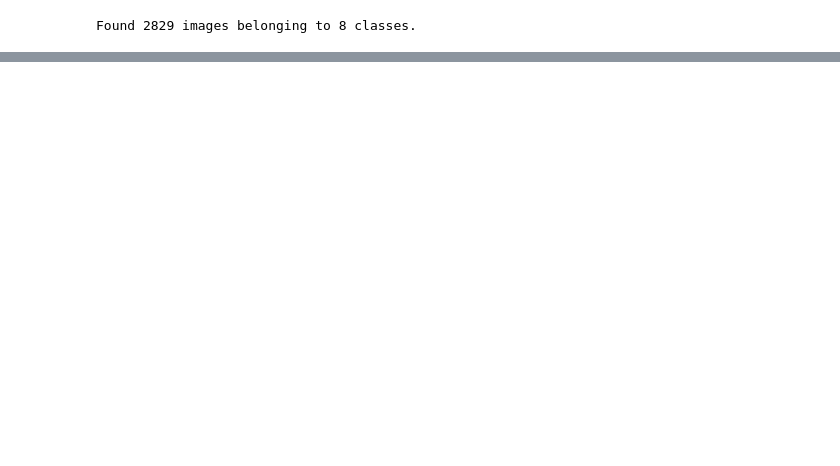
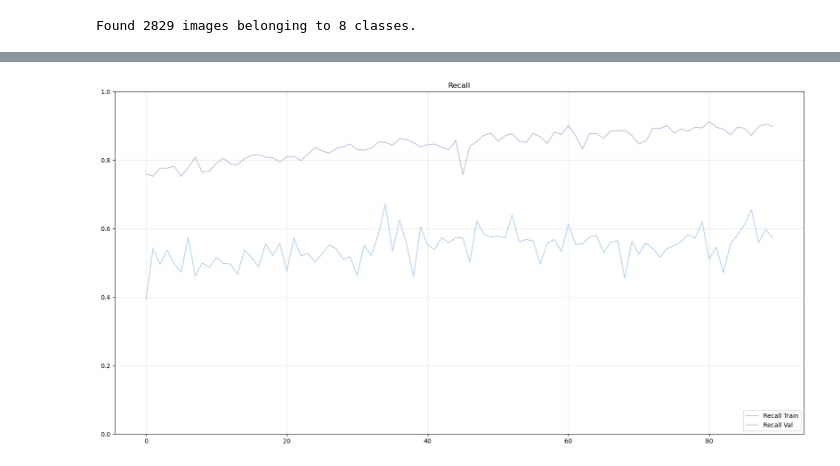
Before and after one commit to lucapetrh-dev/Convolutional-Neural-Network-Leaves-Classification, a Jupyter notebook: Matteo/challenge1.ipynb, the cells around one changed output, grey strips where cells are left out. Saved outputs shown, nothing was run; the diff lists cells and outputs as text; code cells hidden in the pictures; blank space fills up the shorter version.

```diff
--- a/Matteo/challenge1.ipynb
+++ b/Matteo/challenge1.ipynb
@@ -296,0 +529,14 @@ Transform: {'theta': -7.527592869158251, 'tx': 0, 'ty': 0, 'shear': 0, 'zx': 1,
+# %%
+# Recall Graph
+plt.figure(figsize=(20,10))
+
+plt.plot(history['recall_1'], label='Recall Train', alpha=ALPHA, color='#303F9F')
+plt.plot(history['val_recall_1'], label='Recall Val', alpha=ALPHA, color='#1976D2')
+
+plt.ylim(0, 1)
+plt.title('Recall')
+plt.legend(loc='lower right')
+plt.grid(alpha=.3)
+plt.show()
+# %% [output]
+[figure, added]
```
Also changed, not shown: parts of 17 cells of this notebook, 32 other files.
